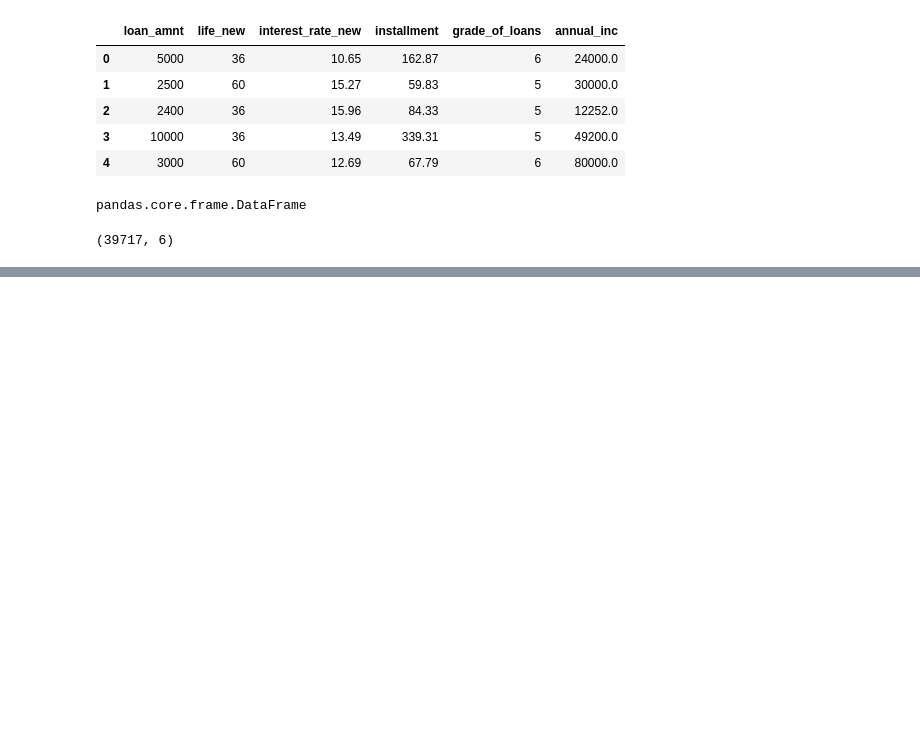
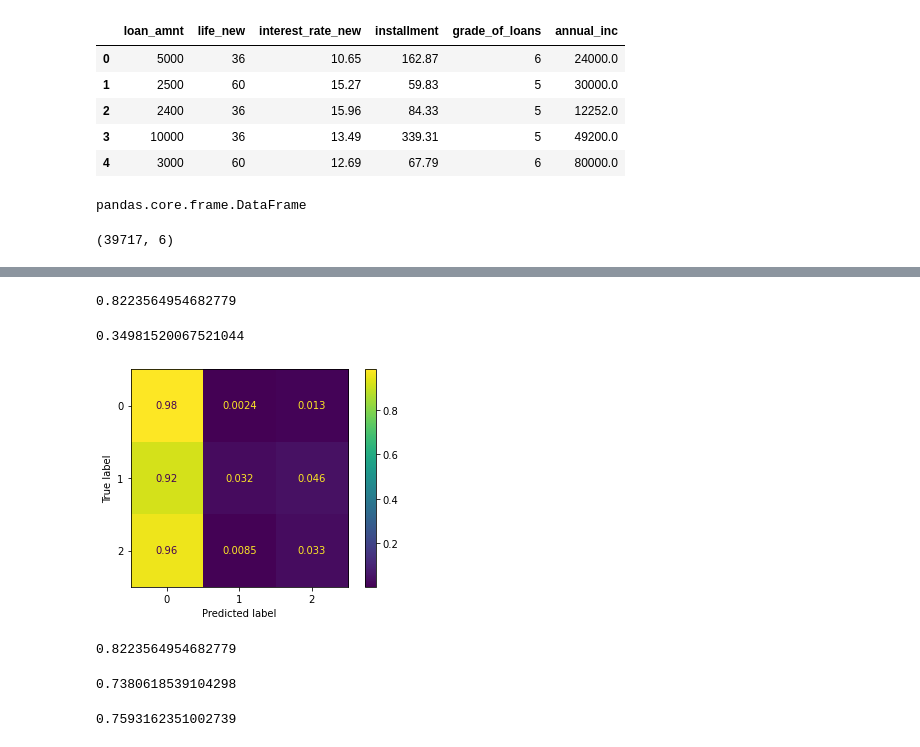
Before and after one commit to cshivajirao/LendingClubProject, a Jupyter notebook: LendingData.ipynb, the cells around one changed output, grey strips where cells are left out. Saved outputs shown, nothing was run; the diff lists cells and outputs as text; code cells hidden in the pictures; blank space fills up the shorter version.

```diff
--- a/LendingData.ipynb
+++ b/LendingData.ipynb
@@ -466,0 +804,2 @@ y.to_csv("./archive(1)/y.csv")
+# %%
+vc.fit(X_final_train, y_train)
@@ -466,0 +824,4 @@ y.to_csv("./archive(1)/y.csv")
+# %%
+vc.score(X_final_test, y_test)
+# %% [output]
+0.8223564954682779
@@ -466,0 +832,4 @@ y.to_csv("./archive(1)/y.csv")
+# %%
+balanced_accuracy_score(y_test, preds)
+# %% [output]
+0.34981520067521044
@@ -466,0 +838,16 @@ y.to_csv("./archive(1)/y.csv")
+# %%
+plot_confusion_matrix(vc, X_final_test, y_test, normalize='true');
+# %% [output]
+[figure, added]
+# %%
+recall_score(y_test, preds, average='weighted')
+# %% [output]
+0.8223564954682779
+# %%
+precision_score(y_test, preds, average='weighted')
+# %% [output]
+0.7380618539104298
+# %%
+f1_score(y_test, preds, average='weighted')
+# %% [output]
+0.7593162351002739
```
Also changed, not shown: parts of 87 cells of this notebook.
